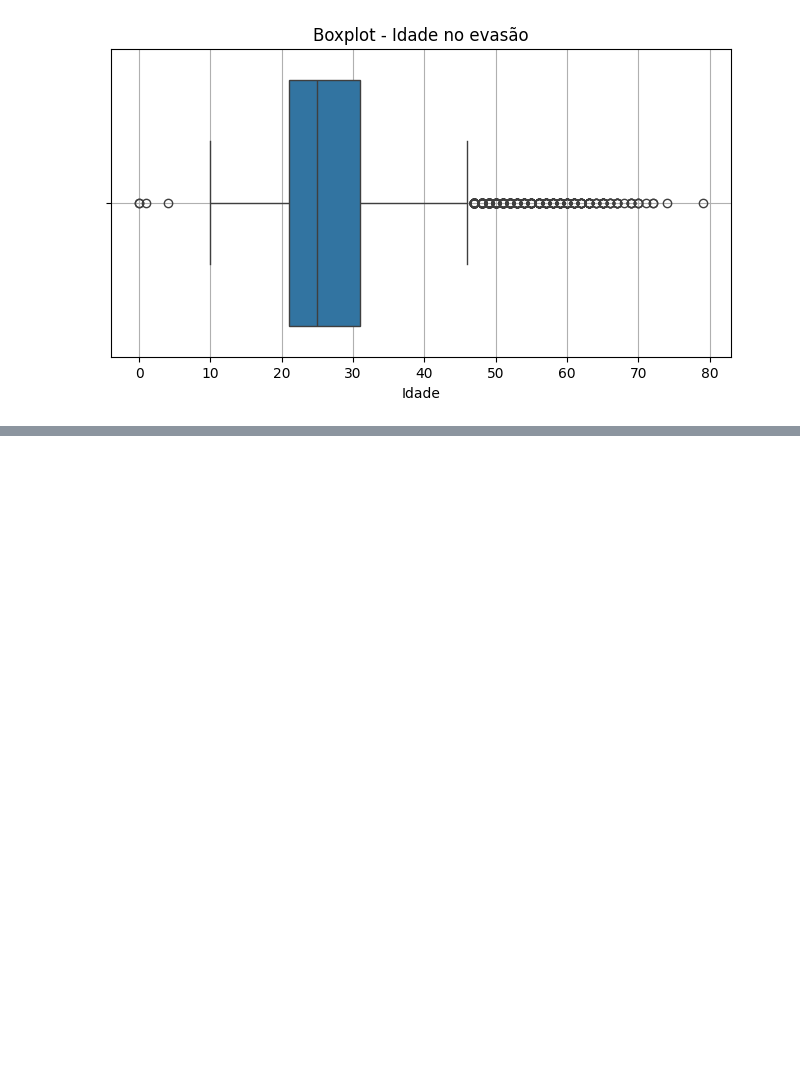
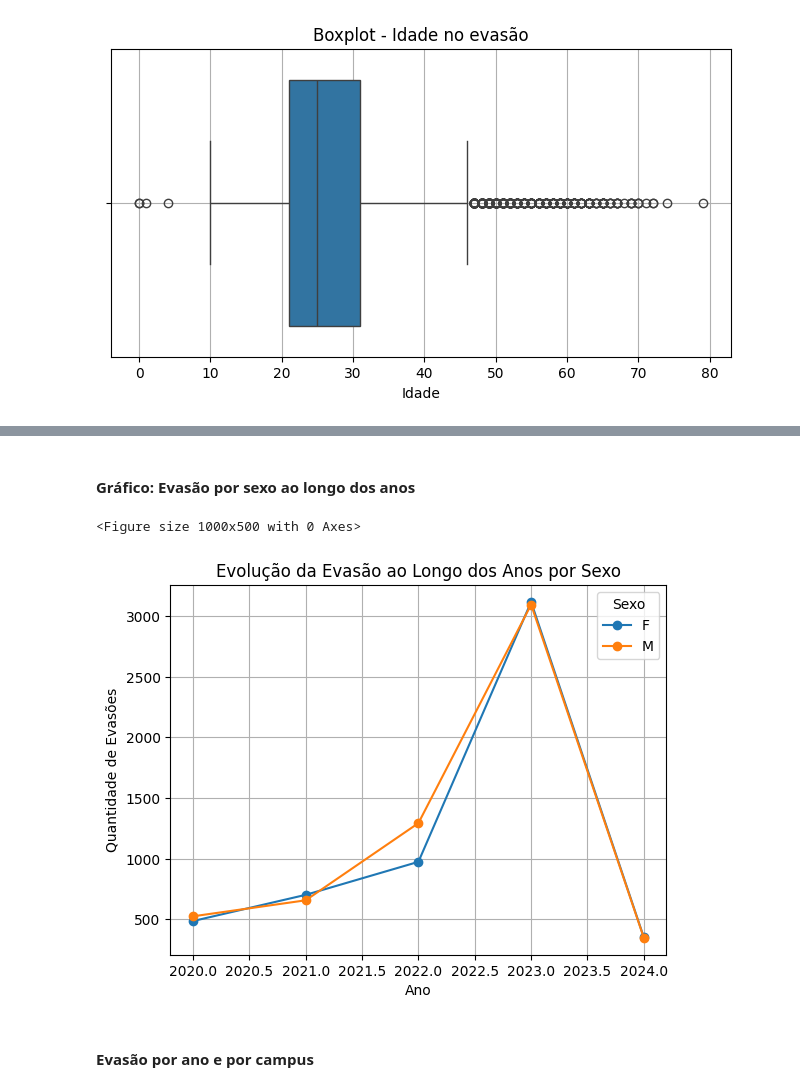
Before and after one commit to lucaslucena-la/Data_Science, a Jupyter notebook: evasão_dataset/evasao.ipynb, the cells around one changed output, grey strips where cells are left out. Cells and saved outputs as stored; diff of their text form; code cells hidden in the pictures; blank space fills up the shorter version.

```diff
--- a/evasão_dataset/evasao.ipynb
+++ b/evasão_dataset/evasao.ipynb
@@ -274,0 +484,5 @@ plt.show()
+# %%
+evasao_ano_sexo = df.groupby(['anoEvasao', 'sexo']).size().unstack()
+
+print("Evasões por ano e sexo:")
+print(evasao_ano_sexo.tail())
@@ -274,0 +498,16 @@ plt.show()
+# %% [markdown]
+#### Gráfico: Evasão por sexo ao longo dos anos
+# %%
+plt.figure(figsize=(10,5))
+evasao_ano_sexo.plot(marker='o')
+plt.title("Evolução da Evasão ao Longo dos Anos por Sexo")
+plt.xlabel("Ano")
+plt.ylabel("Quantidade de Evasões")
+plt.grid(True)
+plt.legend(title='Sexo')
+plt.show()
+# %% [output]
+<Figure size 1000x500 with 0 Axes>
+[figure, added]
+# %% [markdown]
+#### Evasão por ano e por campus
```
Also changed, not shown: parts of 69 cells of this notebook, 7 other files.
